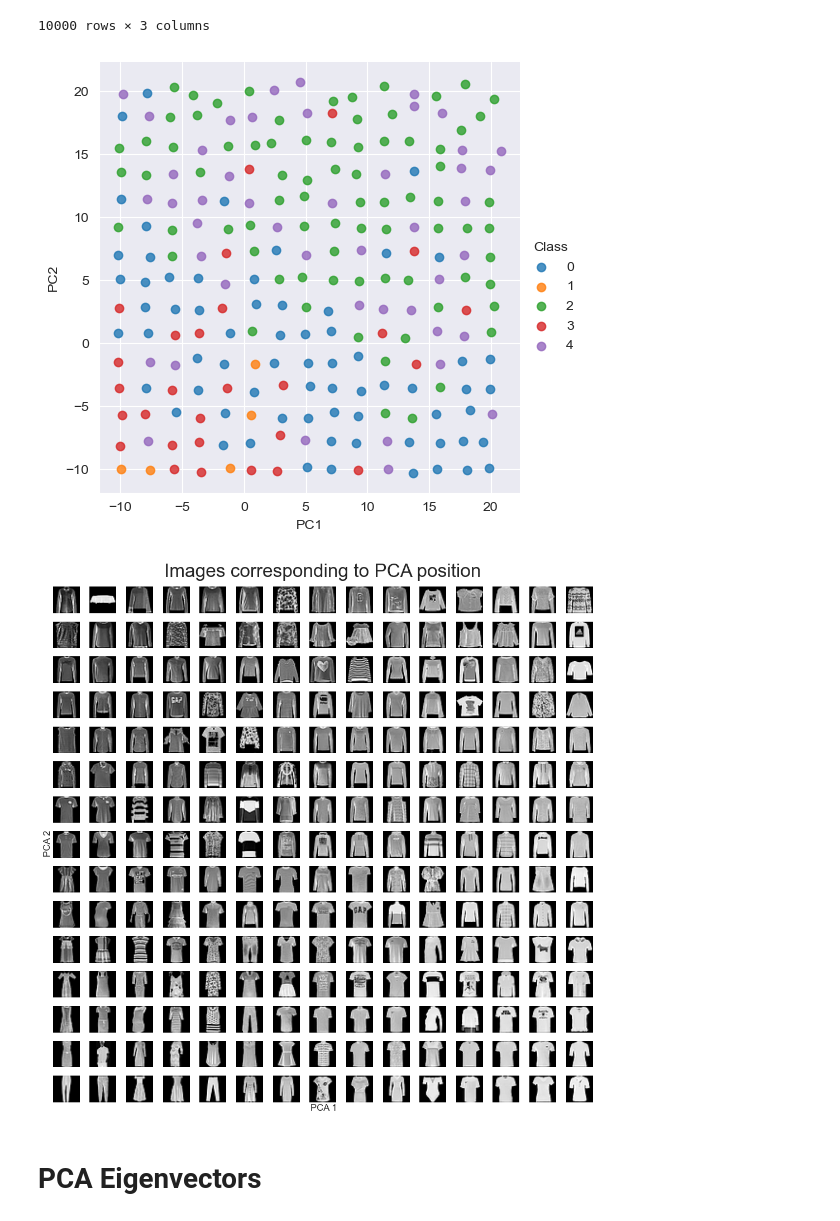
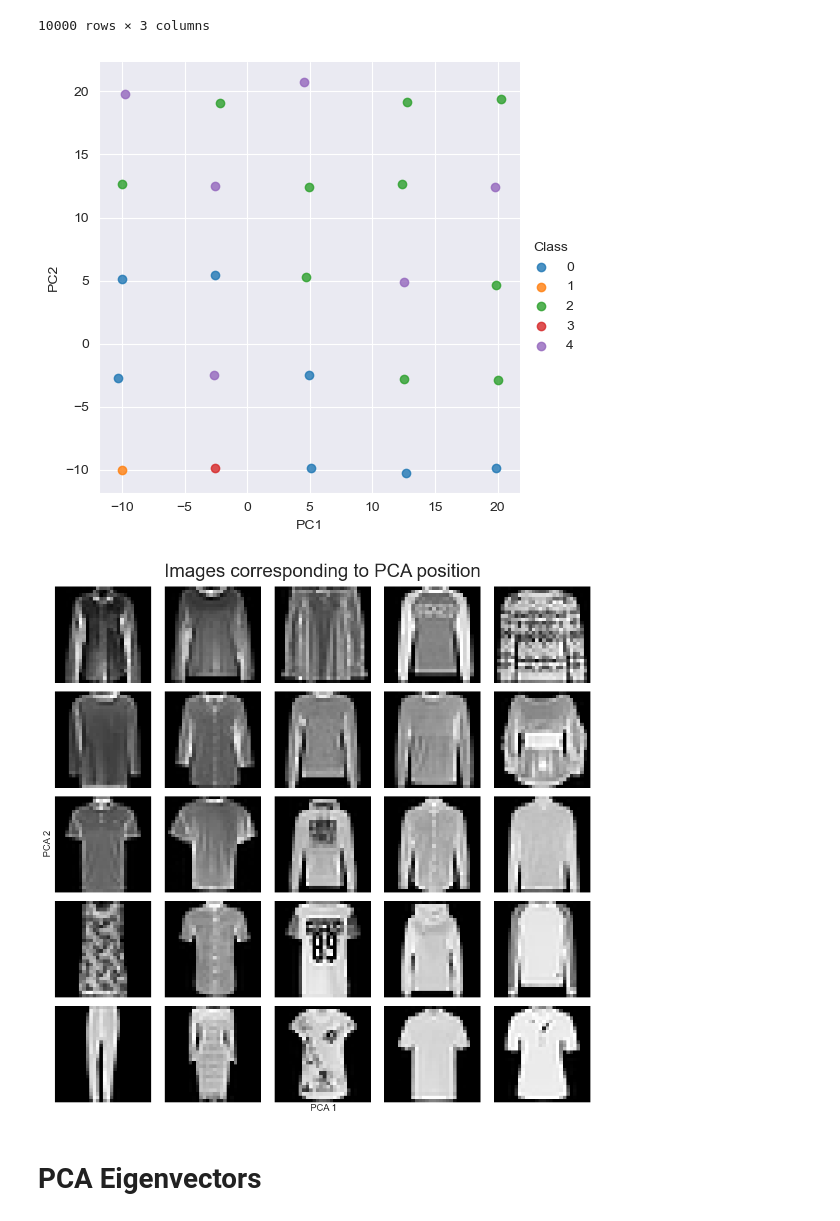
Before and after one commit to krusand/MLProject-FashionMNIST, a Jupyter notebook: 2b. PCA Interpretation.ipynb, the cells around one changed output. Saved outputs shown, nothing was run; the diff lists cells and outputs as text; code cells hidden in the pictures.

```diff
--- a/2b. PCA Interpretation.ipynb
+++ b/2b. PCA Interpretation.ipynb
@@ -95,7 +95,7 @@ pca_picked
 | 9999 | -8.920480 | -2.794443 | 1 |
 10000 rows × 3 columns
 # %%
-n_points = 15
+n_points = 5
 
 points_space_pc1 = np.linspace(start=-10, stop=20, num=n_points)
 points_space_pc2 = np.linspace(start=-10, stop=20, num=n_points)
@@ -118,27 +118,27 @@ for pc1, pc2 in list(product(points_space_pc1,points_space_pc2)):
 
 sns.lmplot(data=pca_picked.iloc[points], x="PC1",y="PC2",hue="Class", fit_reg=False);
 # %% [output]
-[figure, old version]
+[figure, new version]
 # %%
 
-pca_interpretation_X_train = np.flip(X_train[points,:].reshape(15,15,28,28),1)
+pca_interpretation_X_train = np.flip(X_train[points,:].reshape(n_points,n_points,28,28),1)
 
 
 
-fig, ax = plt.subplots(ncols=15, nrows=15, figsize=(10,10))
+fig, ax = plt.subplots(ncols=n_points, nrows=n_points, figsize=(10,10))
 
-for i in range(15):
-    for j in range(15):
+for i in range(n_points):
+    for j in range(n_points):
         ax[j][i].imshow(pca_interpretation_X_train[i,j,:,:], cmap="gray")
         ax[j][i].set_axis_off()
 
 
 fig.suptitle("Images corresponding to PCA position", fontsize=24)
 fig.text(0.478, 0, "PCA 1", fontsize=12)
 fig.text(0, 0.458, "PCA 2", fontsize=12,rotation = "vertical")
 fig.tight_layout()
 # %% [output]
-[figure, old version]
+[figure, new version]
 # %% [markdown]
 # PCA Eigenvectors
 # %%
```
Also changed, not shown: 1 other file.
